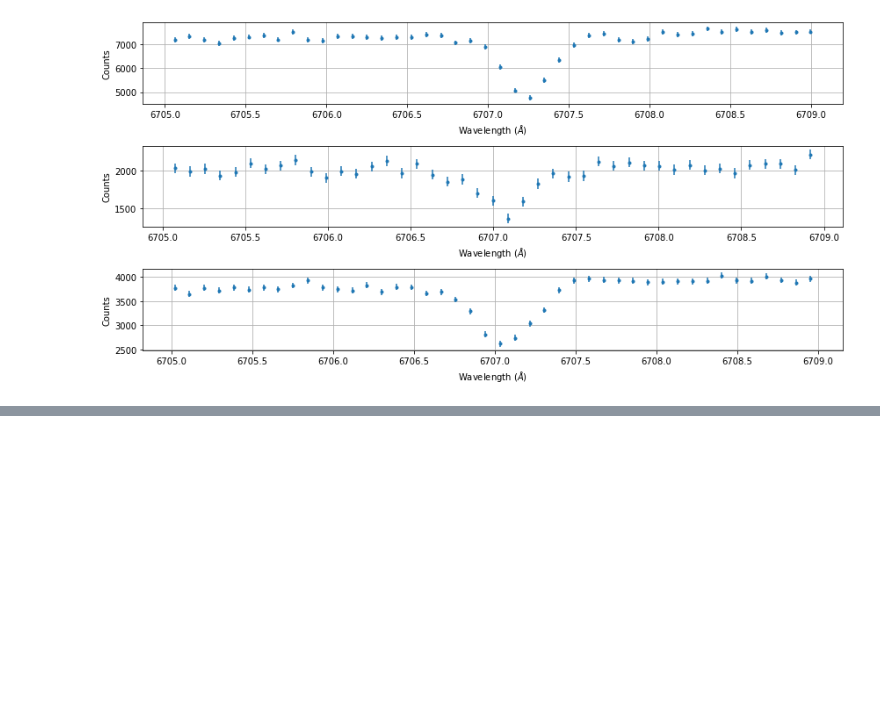
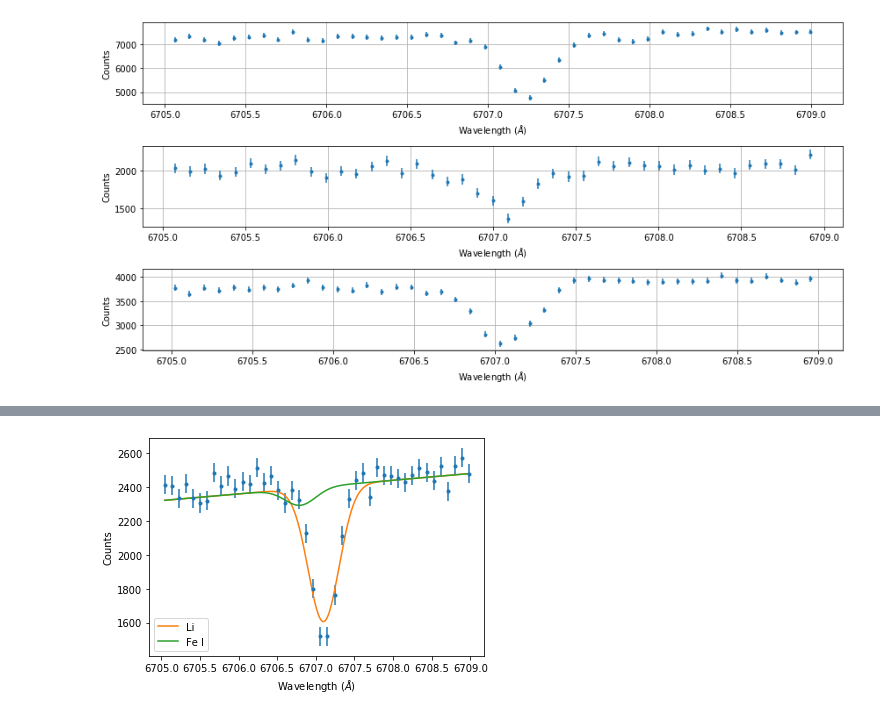
Before and after one commit to astrostatistics-in-crete/2023_summer_school, a Jupyter notebook: 03_Classical/Classical_2.ipynb, the cells around one changed output, grey strips where cells are left out. Cells and saved outputs as stored; diff of their text form; code cells hidden in the pictures; blank space fills up the shorter version.

Commit message:
Adding lithium blend exercise

```diff
--- a/03_Classical/Classical_2.ipynb
+++ b/03_Classical/Classical_2.ipynb
@@ -511,0 +514,42 @@ plt.show()
+# %%
+m = 40
+b = 2400
+c = 400
+sigma = 0.2
+loc = 6707.1
+
+p0 = m, b, c, sigma, loc
+
+model_wavelengths = np.linspace(np.min(lithium_line['wavelength']), np.max(lithium_line['wavelength']), 1000)
+model_fluxes = model_flux(p0, model_wavelengths)
+
+plt.plot(model_wavelengths, model_fluxes, color='C1', label='Li')
+
+
+m = 40
+b = 2400
+c = 50
+sigma = 0.2
+loc = 6706.8
+
+p0 = m, b, c, sigma, loc
+
+model_wavelengths = np.linspace(np.min(lithium_line['wavelength']), np.max(lithium_line['wavelength']), 1000)
+model_fluxes = model_flux(p0, model_wavelengths)
+
+plt.plot(model_wavelengths, model_fluxes, color='C2', label='Fe I')
+
+
+
+plt.errorbar(lithium_line['wavelength'], lithium_line['flux'],
+             yerr=lithium_line['flux_error'],
+             fmt='o', marker='.')
+
+plt.xlabel(r'Wavelength ($\AA$)')
+plt.ylabel('Counts')
+
+plt.legend(loc = 3)
+
+plt.show()
+# %% [output]
+[figure, added]
```
Also changed, not shown: parts of 2 cells of this notebook.
